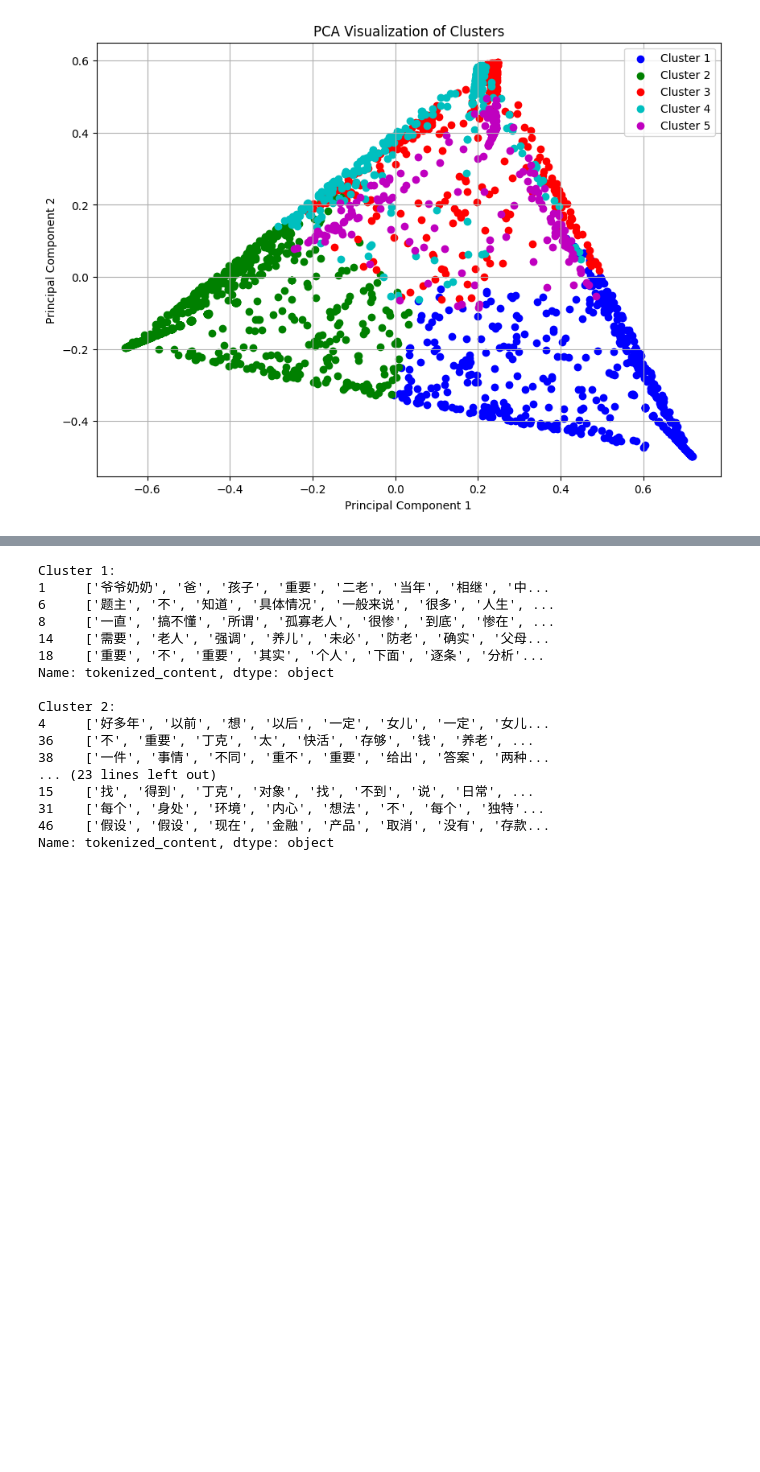
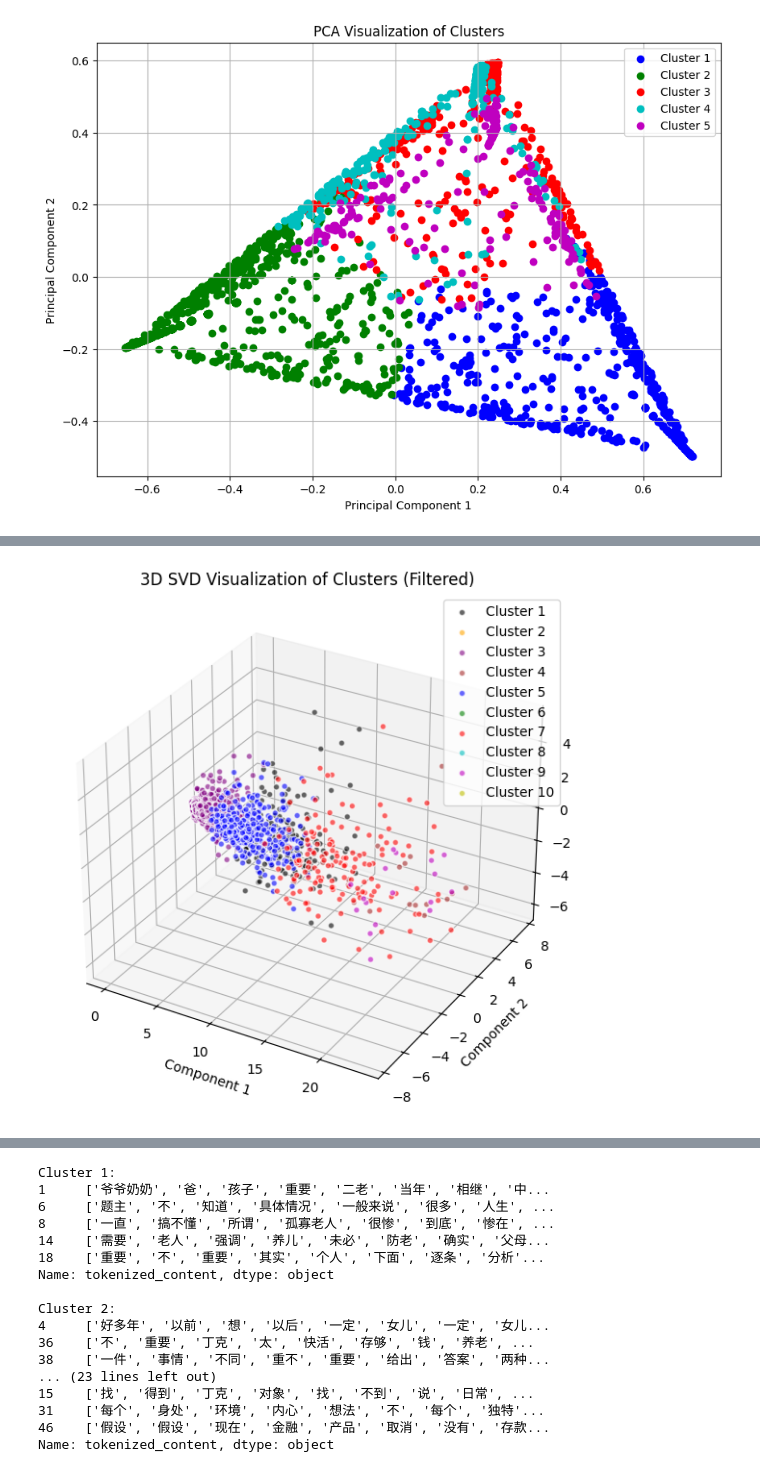
Before and after one commit to JesseLovesGrace/CN_Spectrum, a Jupyter notebook: Topics/Have_Babies/02_Have_Babies_LDA_Topic_Modeling_Aspect_Roberta_Random_Seed.ipynb, the cells around one changed output, grey strips where cells are left out. Saved outputs shown, nothing was run; the diff lists cells and outputs as text; code cells hidden in the pictures; blank space fills up the shorter version.

```diff
--- a/Topics/Have_Babies/02_Have_Babies_LDA_Topic_Modeling_Aspect_Roberta_Random_Seed.ipynb
+++ b/Topics/Have_Babies/02_Have_Babies_LDA_Topic_Modeling_Aspect_Roberta_Random_Seed.ipynb
@@ -581,0 +632,4 @@ plt.show()
+# %%
+plot_clusters_3d(dtm, lda_model, 10, 3)
+# %% [output]
+[figure, added]
```
Also changed, not shown: parts of 20 cells of this notebook, 2 other files.
